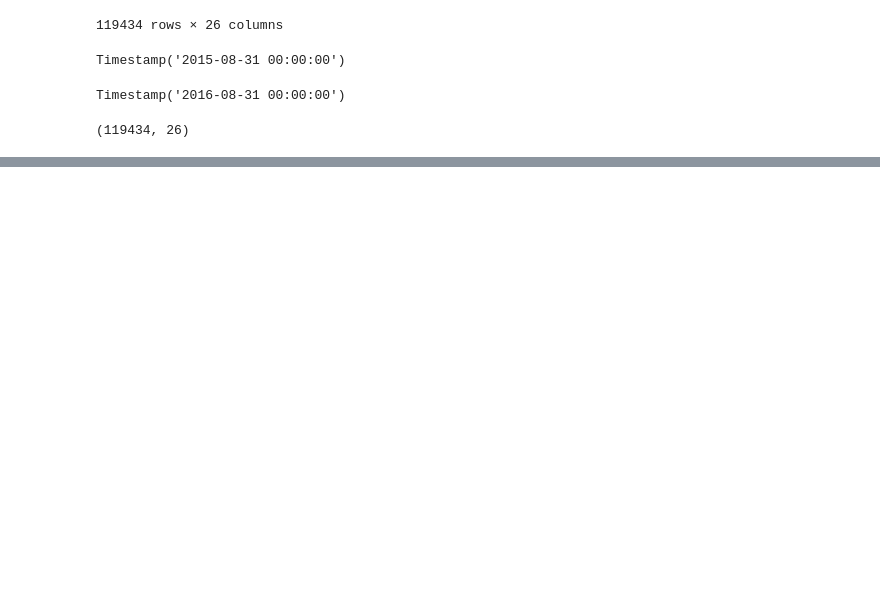
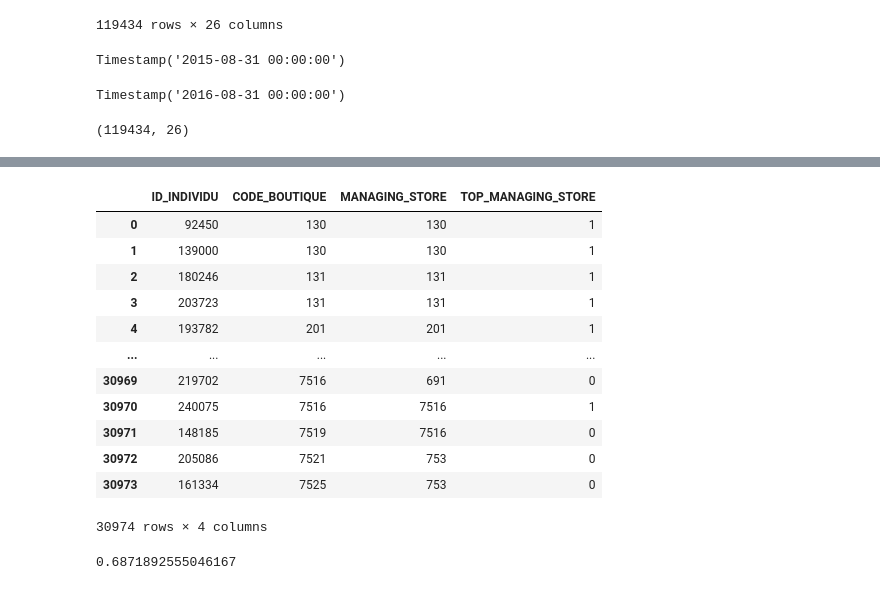
Before and after one commit to NirAndria/Project-Data-Marketing, a Jupyter notebook: Projet marketing.ipynb, the cells around one changed output, grey strips where cells are left out. Drawn from its saved outputs; the diff is of its cells as text; code cells hidden in the pictures; blank space fills up the shorter version.

```diff
--- a/Projet marketing.ipynb
+++ b/Projet marketing.ipynb
@@ -389,0 +556,25 @@ RECEIPTS_INFO_RFM.shape
+# %%
+MANAGING_STORE=VISIT_VALUE[["ID_INDIVIDU","CODE_BOUTIQUE"]].merge(CUSTOMERS_INFO[["ID_INDIVIDU", "MANAGING_STORE"]],on="ID_INDIVIDU",how="left")
+# %%
+MANAGING_STORE["TOP_MANAGING_STORE"] = (MANAGING_STORE['CODE_BOUTIQUE'] == MANAGING_STORE['MANAGING_STORE']).astype(int)
+# %%
+MANAGING_STORE
+# %% [output]
+|  | ID_INDIVIDU | CODE_BOUTIQUE | MANAGING_STORE | TOP_MANAGING_STORE |
+| 0 | 92450 | 130 | 130 | 1 |
+| 1 | 139000 | 130 | 130 | 1 |
+| 2 | 180246 | 131 | 131 | 1 |
+| 3 | 203723 | 131 | 131 | 1 |
+| 4 | 193782 | 201 | 201 | 1 |
+| ... | ... | ... | ... | ... |
+| 30969 | 219702 | 7516 | 691 | 0 |
+| 30970 | 240075 | 7516 | 7516 | 1 |
+| 30971 | 148185 | 7519 | 7516 | 0 |
+| 30972 | 205086 | 7521 | 753 | 0 |
+| 30973 | 161334 | 7525 | 753 | 0 |
+30974 rows × 4 columns
+# %%
+SHARE_MANAGING_STORE = sum(MANAGING_STORE["TOP_MANAGING_STORE"])/MANAGING_STORE.shape[0]
+SHARE_MANAGING_STORE
+# %% [output]
+0.6871892555046167
```
Also changed, not shown: parts of 26 cells of this notebook.
